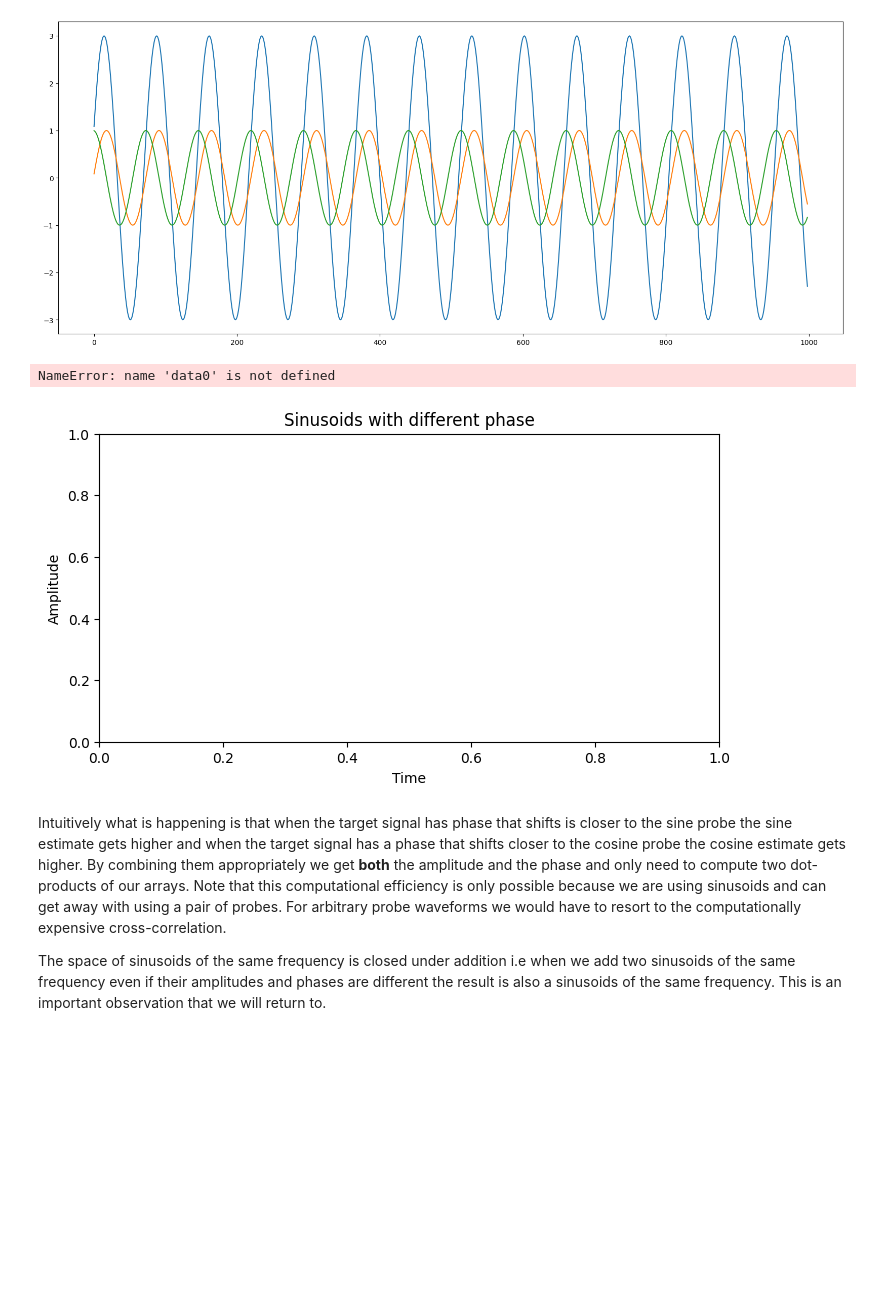
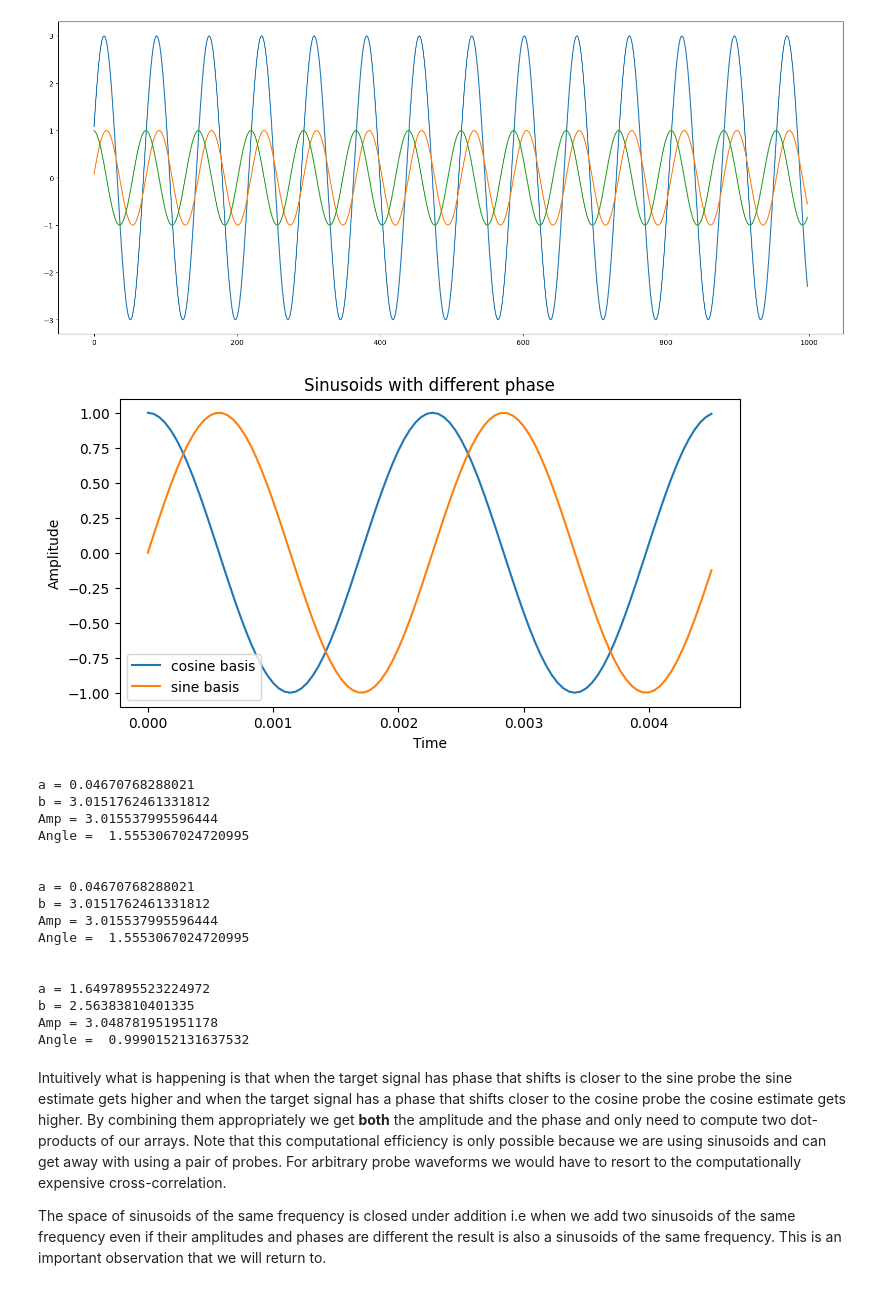
Before and after one commit to gtzan/mir_book, a Jupyter notebook: ch1_sinusoidworld/Explaining_the_DFT_a_music_perspective_part3.ipynb, the cells around one changed output. Saved outputs shown, nothing was run; the diff lists cells and outputs as text; code cells hidden in the pictures; blank space fills up the shorter version.

```diff
--- a/ch1_sinusoidworld/Explaining_the_DFT_a_music_perspective_part3.ipynb
+++ b/ch1_sinusoidworld/Explaining_the_DFT_a_music_perspective_part3.ipynb
@@ -588,42 +588,57 @@ fig = plt.figure(figsize=(8,4))
 plt.xlabel('Time')
 plt.ylabel('Amplitude')
 plt.title('Sinusoids with different phase')
-plt.plot(t[0:100], data0[0:100], t[0:100], data1[0:100])
+plt.plot(t[0:100], basis_cos[0:100], t[0:100], basis_sin[0:100])
 plt.legend(['cosine basis', 'sine basis'])
 plt.show()
 
 imaginary = dot_amplitude(basis_sin, audio1)
 real = dot_amplitude(basis_cos, audio1)
 
 
 a = real
 b = imaginary
 print('a =', a)
 print('b =', b)
 print('Amp =', np.sqrt(a*a+b*b))
 print('Angle = ', np.arctan2(b,a))
 print('\n')
 
-a = dot_amplitude(data1, audio2)
-b = dot_amplitude(data0, audio2)
+a = dot_amplitude(basis_cos, audio1)
+b = dot_amplitude(basis_sin, audio1)
 print('a =', a)
 print('b =', b)
 print('Amp =', np.sqrt(a*a+b*b))
 print('Angle = ', np.arctan2(b,a))
 
 print('\n')
 
-a = dot_amplitude(data1, audio3)
-b = dot_amplitude(data0, audio3)
+a = dot_amplitude(basis_cos, audio2)
+b = dot_amplitude(basis_sin, audio2)
 print('a =', a)
 print('b =', b)
 print('Amp =', np.sqrt(a*a+b*b))
 print('Angle = ', np.arctan2(b,a))
 
 print('\n')
 # %% [output]
+[figure, new version]
-NameError: name 'data0' is not defined
+a = 0.04670768288021
+b = 3.0151762461331812
+Amp = 3.015537995596444
+Angle =  1.5553067024720995
+
+
+a = 0.04670768288021
+b = 3.0151762461331812
+Amp = 3.015537995596444
+Angle =  1.5553067024720995
+
+
+a = 1.6497895523224972
+b = 2.56383810401335
+Amp = 3.048781951951178
+Angle =  0.9990152131637532
-[figure, old version]
 # %% [markdown]
 Intuitively what is happening is that when the target signal has phase that shifts is closer to the sine probe the sine estimate gets higher and when the target signal has a phase that shifts closer to the cosine probe the cosine estimate gets higher. By combining them appropriately we get **both** the amplitude and the phase and only need to compute two dot-products of our arrays. Note that this computational efficiency is only possible because we are using sinusoids and can get away with using a pair of probes. For arbitrary probe waveforms we would have to resort to the computationally expensive cross-correlation.
 
```
Also changed, not shown: parts of 4 cells of this notebook.
